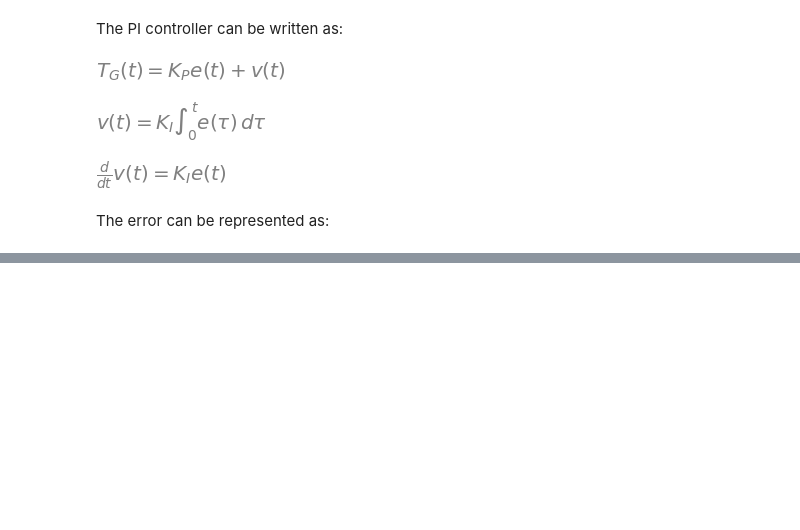
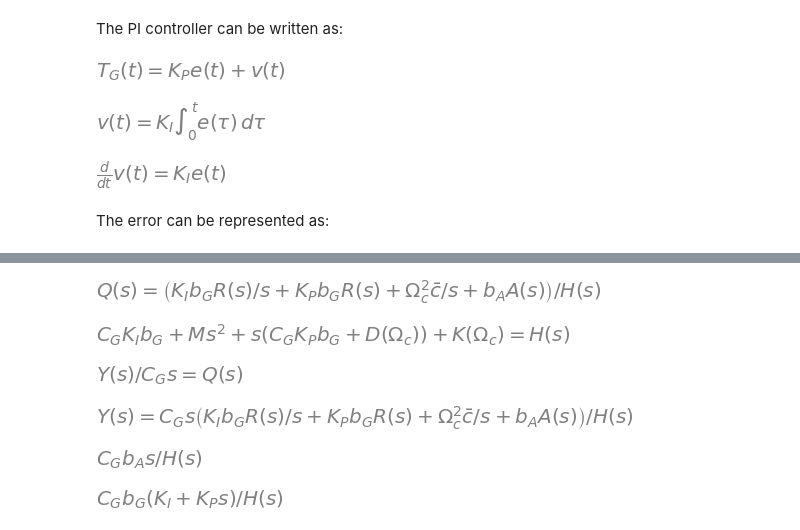
Before and after one commit to gfsReboucas/Drivetrain, a Jupyter notebook: notes/Dynamic_Formulation.ipynb, the cells around one changed output, grey strips where cells are left out. Saved outputs shown, nothing was run; the diff lists cells and outputs as text; code cells hidden in the pictures; blank space fills up the shorter version.

```diff
--- a/notes/Dynamic_Formulation.ipynb
+++ b/notes/Dynamic_Formulation.ipynb
@@ -168,0 +215,48 @@ $\displaystyle \left[\begin{matrix}0\\B_{f} f{\left(t \right)} + K_{P} b_{G} \om
+# %%
+A = Function('A')(s)
+H = Function('H')(s)
+
+EOM_L = simplify(Eq(laplace(EOM.lhs, t, s), laplace(EOM.rhs, t, s)))
+EOM_L = EOM_L.subs([(laplace_transform(q   , t, s), Q),
+                    (laplace_transform(T_A , t, s), A),
+                    (laplace_transform(om_R, t, s), R),
+                    (laplace_transform(v   , t, s), eq_vL.rhs)])
+Qtmp = expand(EOM_L.rhs).coeff(Q)*Q
+EOM_L = simplify(Eq(EOM_L.lhs - Qtmp, EOM_L.rhs - Qtmp))
+H_rel = Eq(EOM_L.lhs.coeff(Q), H)
+
+EOM_L = EOM_L.subs([(H_rel.lhs, H_rel.rhs)])
+EOM_L = Eq(EOM_L.lhs/H, EOM_L.rhs/H)
+H_rel = Eq(collect(H_rel.lhs, s), H_rel.rhs)
+
+display(EOM_L, H_rel)
+# %% [output]
+[figure, added]
+[figure, added]
+# %%
+eq_omGL = Eq(laplace(eq_omG.lhs, t, s),laplace(eq_omG.rhs, t, s))
+eq_omGL = eq_omGL.subs([(laplace_transform(q   , t, s), Q),
+                        (laplace_transform(om_G, t, s), Y)])
+Q_tmp = eq_omGL.rhs.coeff(Q)
+eq_omGL = Eq(eq_omGL.lhs/Q_tmp, eq_omGL.rhs/Q_tmp)
+display(eq_omGL)
+
+EOM_L = EOM_L.subs([(eq_omGL.rhs, eq_omGL.lhs)])
+Y_tmp = EOM_L.lhs.coeff(Y)
+EOM_L = Eq(EOM_L.lhs/Y_tmp, EOM_L.rhs/Y_tmp)
+
+display(EOM_L)
+# %% [output]
+[figure, added]
+[figure, added]
+# %%
+TF_R = expand(EOM_L.rhs).coeff(R)
+TF_R = simplify(TF_R)
+
+TF_A = expand(EOM_L.rhs).coeff(A)
+TF_A = simplify(TF_A)
+
+display(TF_A, TF_R)
+# %% [output]
+[figure, added]
+[figure, added]
```
Also changed, not shown: parts of 8 cells of this notebook, 24 other files.
